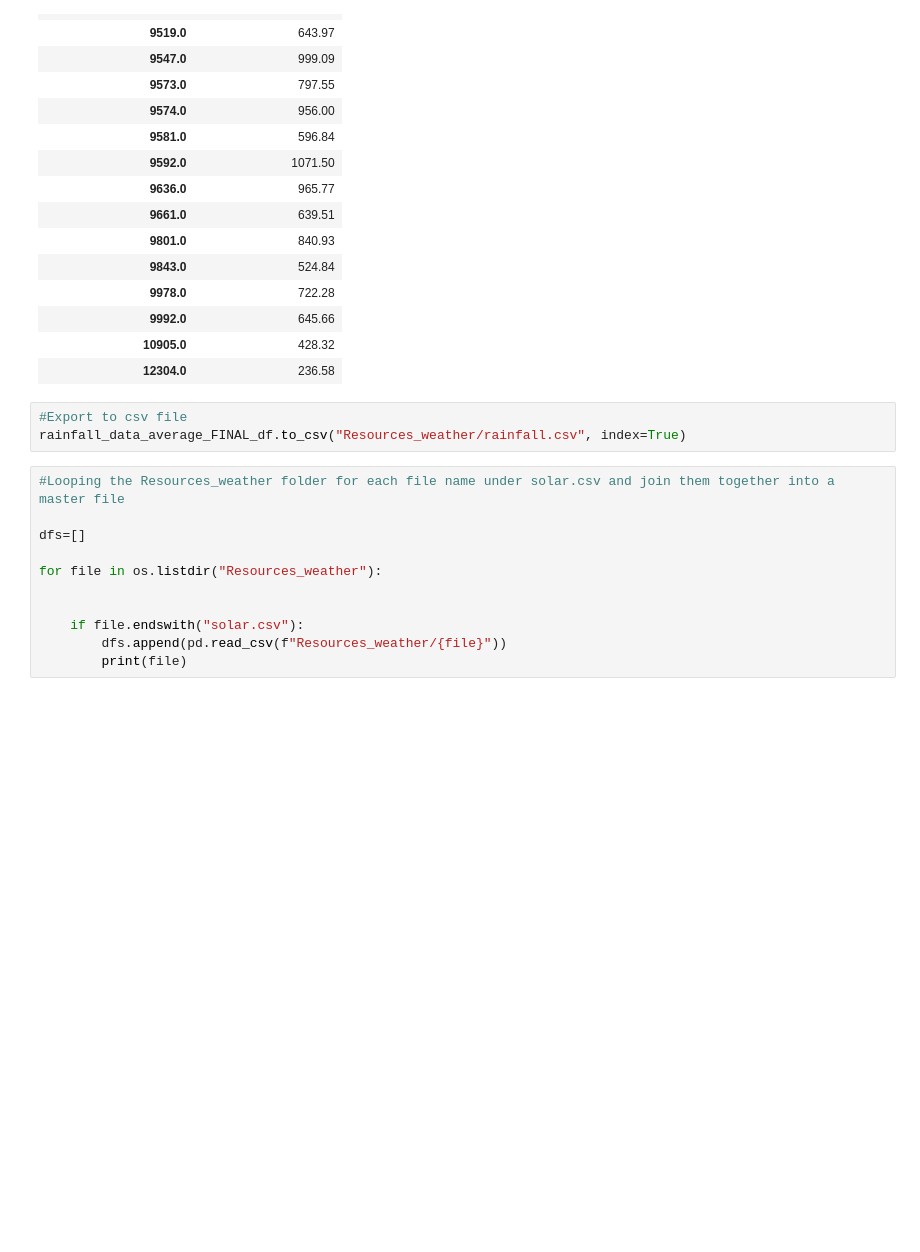
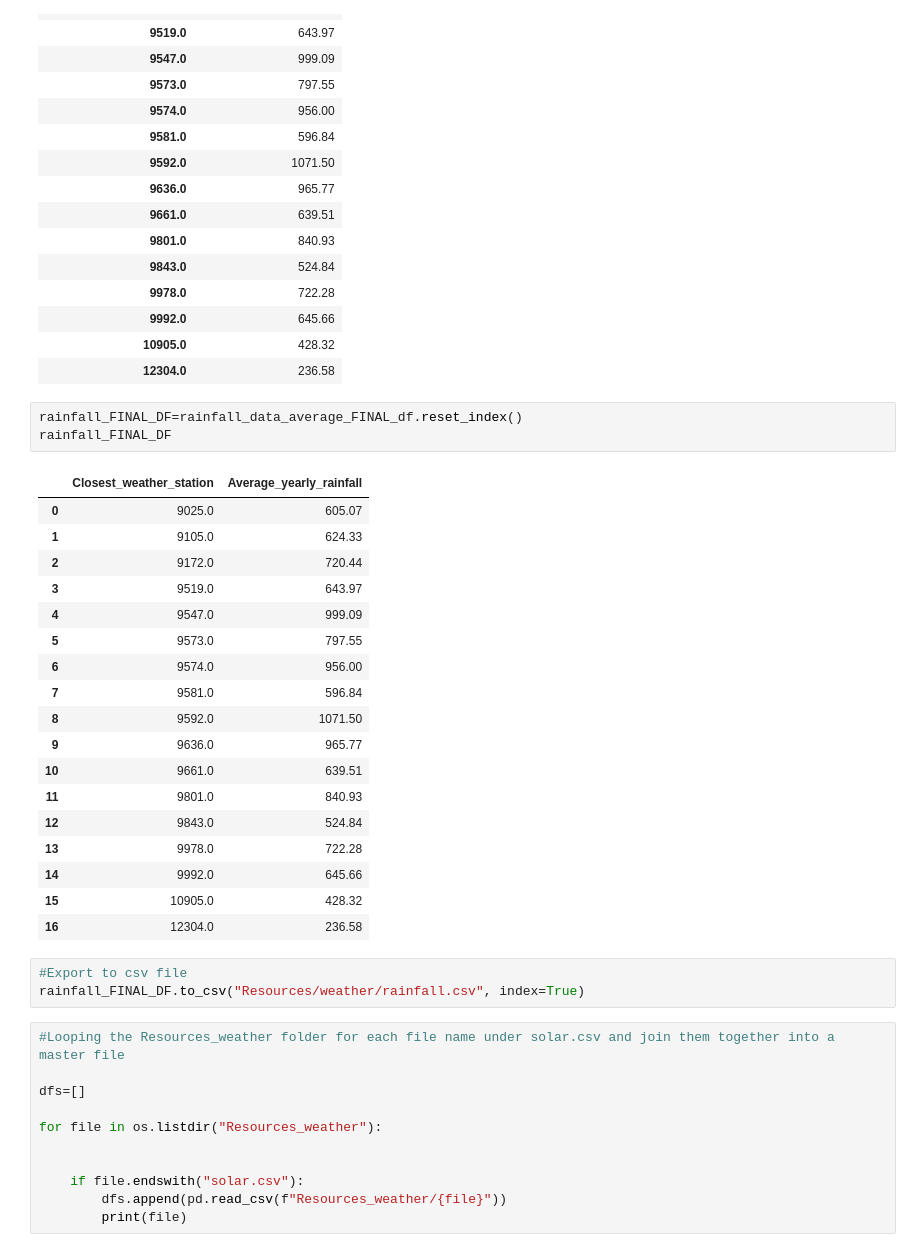
Before and after one commit to CarmenK2/ETL-project, a Jupyter notebook: Weather.ipynb, the cells around one changed output. Drawn from its saved outputs; the diff is of its cells as text; blank space fills up the shorter version.

Commit message:
updating weather notebook

```diff
--- a/Weather.ipynb
+++ b/Weather.ipynb
@@ -299,9 +299,31 @@ rainfall_data_average_FINAL_df
 | 9992.0 | 645.66 |
 | 10905.0 | 428.32 |
 | 12304.0 | 236.58 |
+# %%
+rainfall_FINAL_DF=rainfall_data_average_FINAL_df.reset_index()
+rainfall_FINAL_DF
+# %% [output]
+|  | Closest_weather_station | Average_yearly_rainfall |
+| 0 | 9025.0 | 605.07 |
+| 1 | 9105.0 | 624.33 |
+| 2 | 9172.0 | 720.44 |
+| 3 | 9519.0 | 643.97 |
+| 4 | 9547.0 | 999.09 |
+| 5 | 9573.0 | 797.55 |
+| 6 | 9574.0 | 956.00 |
+| 7 | 9581.0 | 596.84 |
+| 8 | 9592.0 | 1071.50 |
+| 9 | 9636.0 | 965.77 |
+| 10 | 9661.0 | 639.51 |
+| 11 | 9801.0 | 840.93 |
+| 12 | 9843.0 | 524.84 |
+| 13 | 9978.0 | 722.28 |
+| 14 | 9992.0 | 645.66 |
+| 15 | 10905.0 | 428.32 |
+| 16 | 12304.0 | 236.58 |
 # %%
 #Export to csv file
-rainfall_data_average_FINAL_df.to_csv("Resources_weather/rainfall.csv", index=True)
+rainfall_FINAL_DF.to_csv("Resources/weather/rainfall.csv", index=True)
 # %%
 #Looping the Resources_weather folder for each file name under solar.csv and join them together into a master file
 
```
Also changed, not shown: parts of 8 cells of this notebook, 2 other files.
